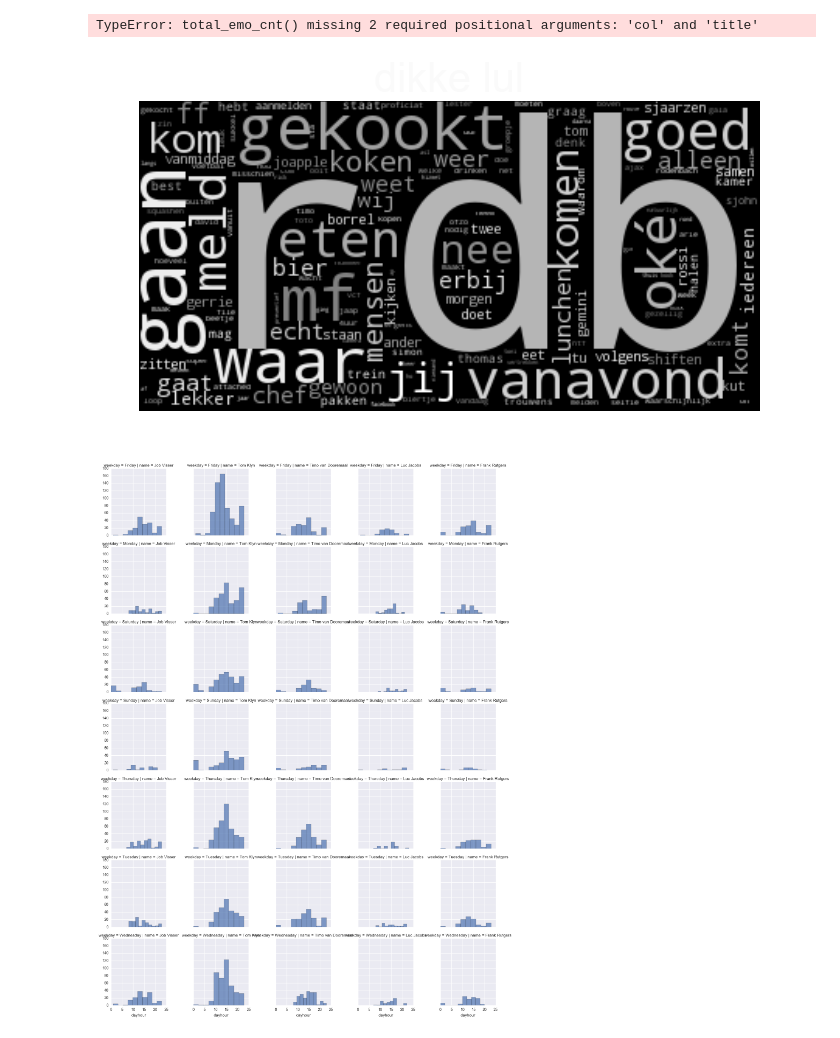
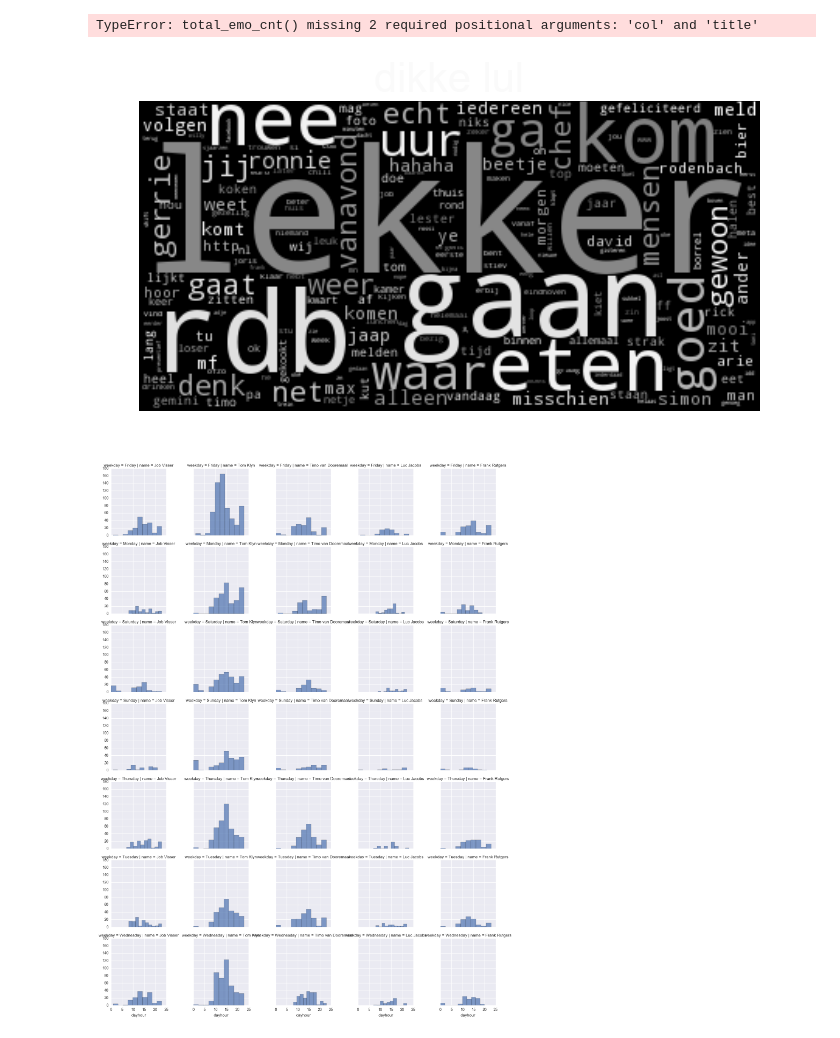
Before and after one commit to jobvisser03/21-text-mining, a Jupyter notebook: 21-text-mining.ipynb, the cells around one changed output. Saved outputs shown, nothing was run; the diff lists cells and outputs as text; code cells hidden in the pictures.

Commit message:
final plots, need to do high quality exports

```diff
--- a/21-text-mining.ipynb
+++ b/21-text-mining.ipynb
@@ -289,9 +332,9 @@ total_emo_cnt(df, '')
 # %% [output]
 TypeError: total_emo_cnt() missing 2 required positional arguments: 'col' and 'title'
 # %%
-name_wordcloud(df, 'Max Konings', verneuk="")
+name_wordcloud(df, 'all', verneuk="")
 # %% [output]
-[figure, old version]
+[figure, new version]
 # %%
 df['name'].unique()
 
```
Also changed, not shown: parts of 11 cells of this notebook.
